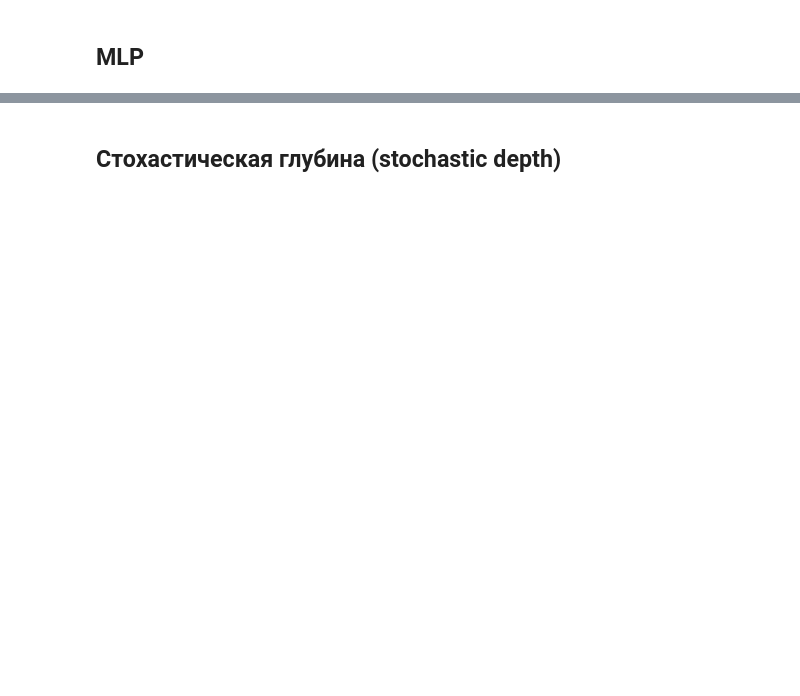
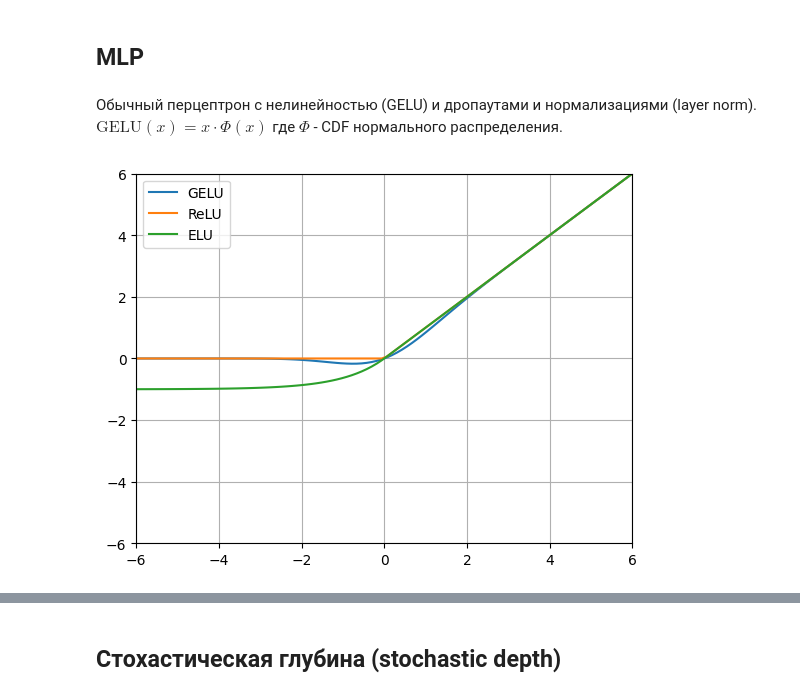
Before and after one commit to AlexeyRogS/cv_course, a Jupyter notebook: week6/vit.ipynb, the cells around one changed output, grey strips where cells are left out. Cells and saved outputs as stored; diff of their text form; code cells hidden in the pictures; blank space fills up the shorter version.

```diff
--- a/week6/vit.ipynb
+++ b/week6/vit.ipynb
@@ -31,3 +47,20 @@ assert result.shape == (1, 16*16, 100)
 torch.nn.MultiheadAttention?
 # %% [markdown]
 ## MLP
+# %% [markdown]
+Обычный перцептрон с нелинейностью (GELU) и дропаутами и нормализациями (layer norm).
+$\text{GELU}(x) = x\cdot \mathbb{\Phi}(x)$ где $\mathbb{\Phi}$ - CDF нормального распределения.
+# %%
+import numpy as np
+from scipy import stats
+import matplotlib.pyplot as plt
+xx = np.linspace(-6, 6, 100)
+plt.plot(xx, xx * stats.norm.cdf(xx), label='GELU')
+plt.plot(xx, np.where(xx > 0, xx, 0), label='ReLU')
+plt.plot(xx, np.where(xx > 0, xx, np.exp(xx) - 1), label='ELU')
+plt.grid()
+plt.legend()
+plt.xlim(-6, 6)
+plt.ylim(-6, 6);
+# %% [output]
+[figure, added]
```
Also changed, not shown: parts of 13 cells of this notebook.
